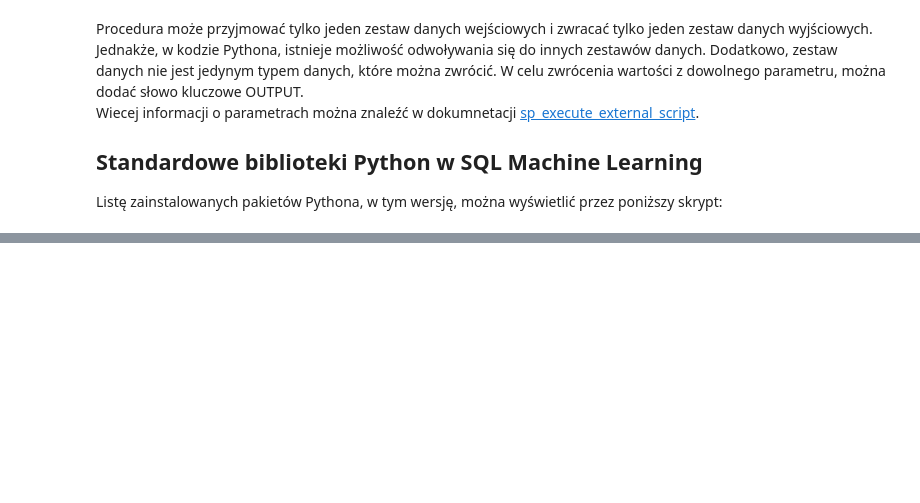
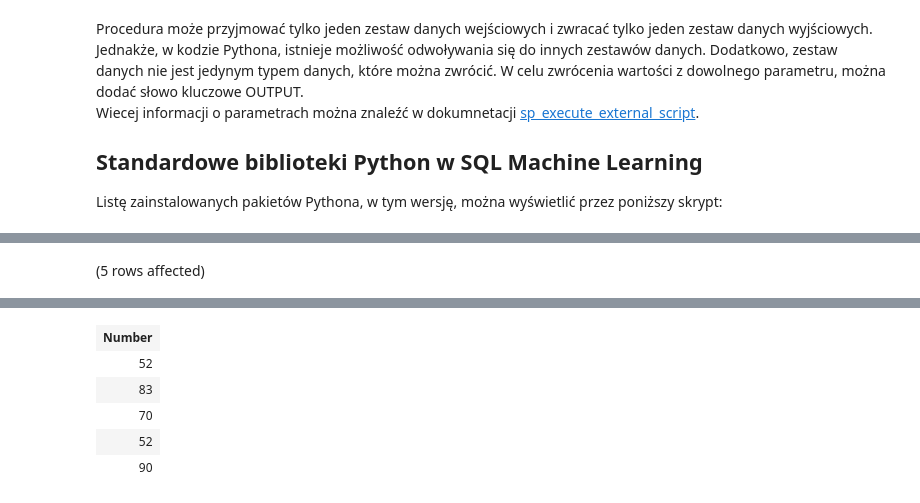
Before and after one commit to Kowalski1024/ml-playground, a Jupyter notebook: sql_with_python.ipynb, the cells around one changed output, grey strips where cells are left out. Cells and saved outputs as stored; diff of their text form; code cells hidden in the pictures; blank space fills up the shorter version.

```diff
--- a/sql_with_python.ipynb
+++ b/sql_with_python.ipynb
@@ -273,0 +318,4 @@ Total execution time: 00:00:03.185
+# %%
+EXEC MyPyRandInt 5, 50, 100
+# %% [output]
+(5 rows affected)
@@ -273,0 +323,6 @@ Total execution time: 00:00:03.185
+| Number |
+| 52 |
+| 83 |
+| 70 |
+| 52 |
+| 90 |
```
Also changed, not shown: parts of 42 cells of this notebook.
